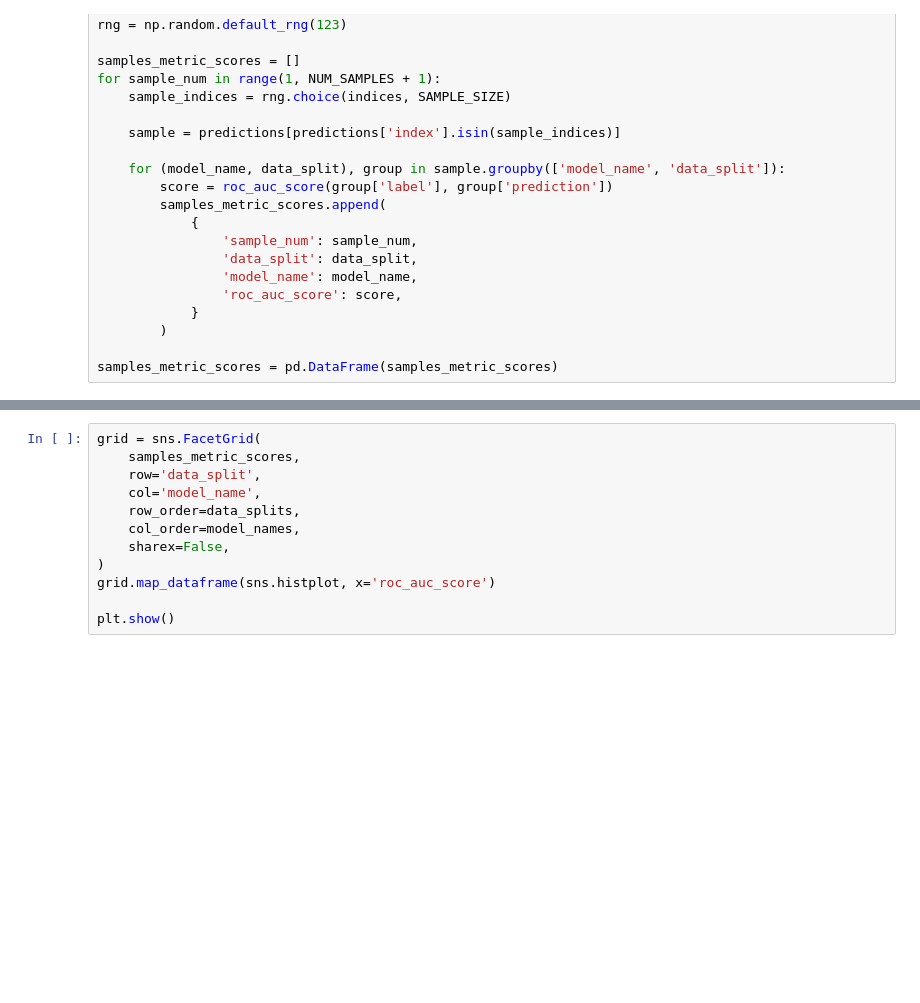
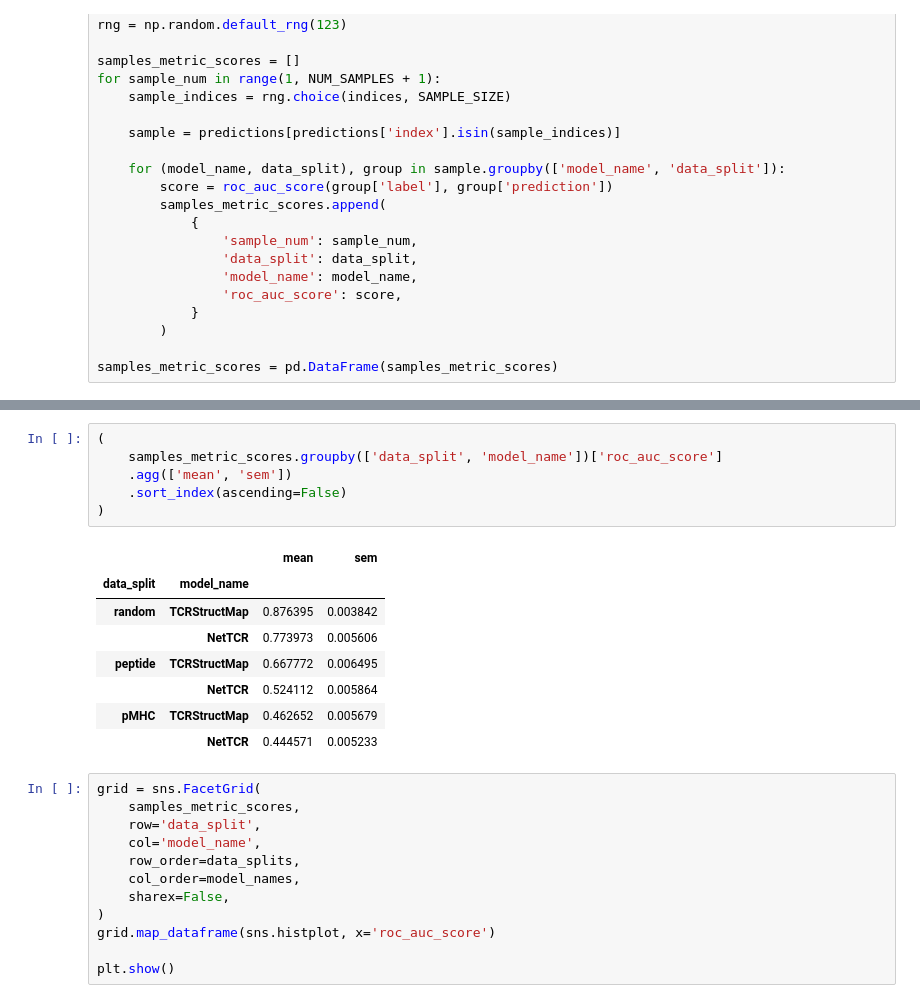
Before and after one commit to benjiemc/tcr-antigen-prediction, a Jupyter notebook: notebooks/benchmark_model_performance_against_nettcr.ipynb, the cells around one changed output, grey strips where cells are left out. Cells and saved outputs as stored; diff of their text form; blank space fills up the shorter version.

```diff
--- a/notebooks/benchmark_model_performance_against_nettcr.ipynb
+++ b/notebooks/benchmark_model_performance_against_nettcr.ipynb
@@ -126,3 +126,18 @@ plt.show()
+# %%
+(
+    samples_metric_scores.groupby(['data_split', 'model_name'])['roc_auc_score']
+    .agg(['mean', 'sem'])
+    .sort_index(ascending=False)
+)
+# %% [output]
+|  |  | mean | sem |
+| data_split | model_name |  |  |
+| random | TCRStructMap | 0.876395 | 0.003842 |
+|  | NetTCR | 0.773973 | 0.005606 |
+| peptide | TCRStructMap | 0.667772 | 0.006495 |
+|  | NetTCR | 0.524112 | 0.005864 |
+| pMHC | TCRStructMap | 0.462652 | 0.005679 |
+|  | NetTCR | 0.444571 | 0.005233 |
 # %%
 grid = sns.FacetGrid(
     samples_metric_scores,
```
Also changed, not shown: parts of 1 cell of this notebook, 2 other files.
